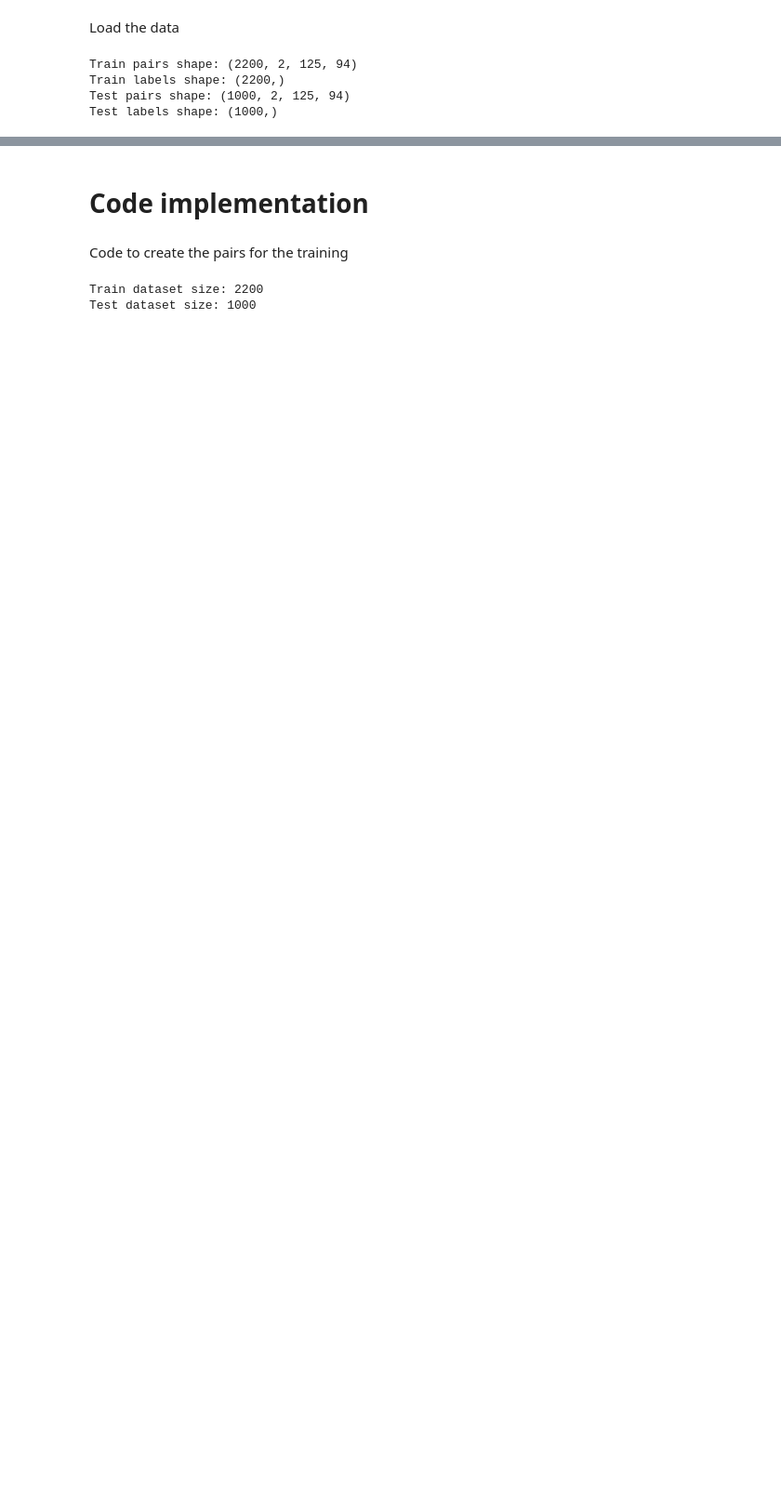
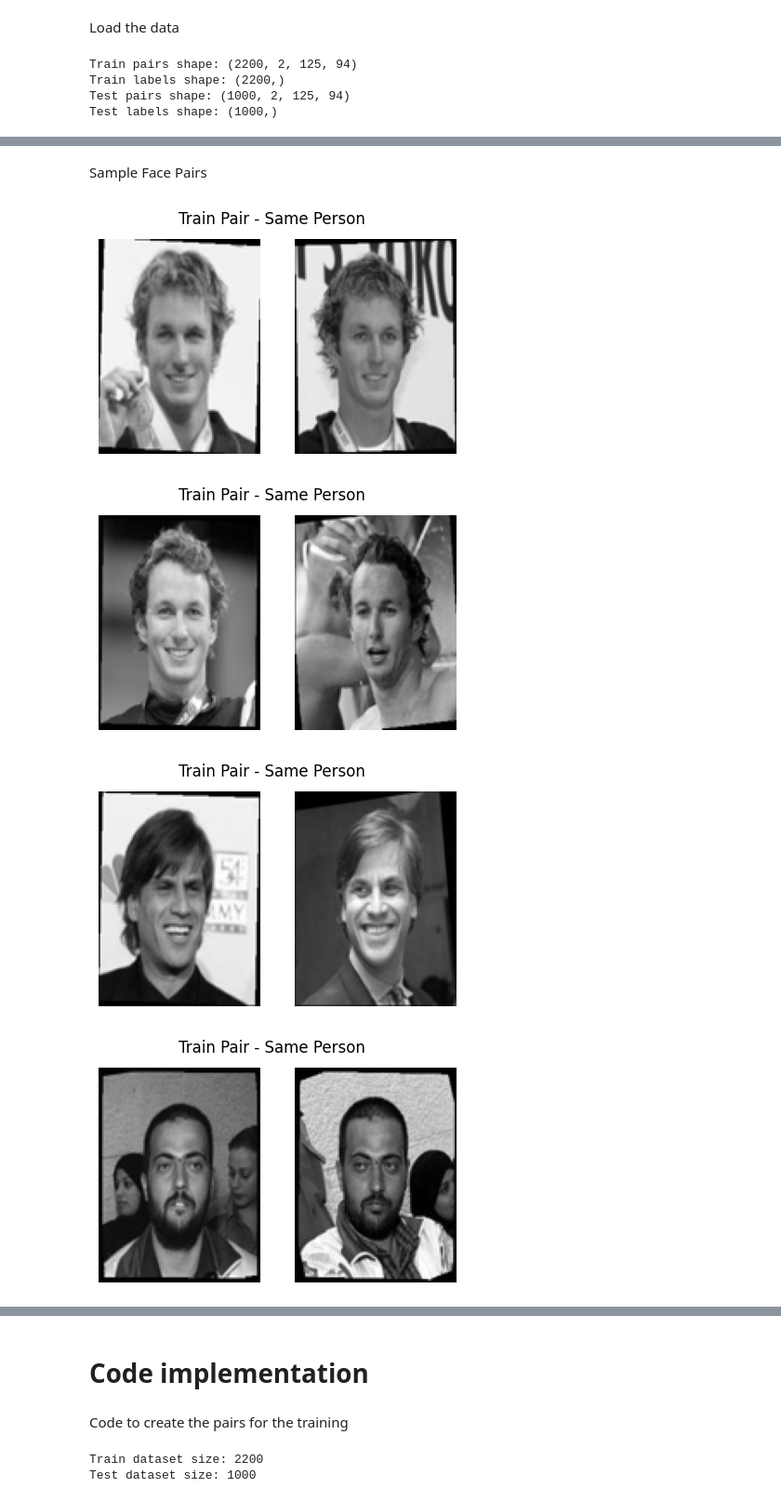
Before and after one commit to KathyAgafonov/DL2, a Jupyter notebook: DL2.ipynb, the cells around one changed output, grey strips where cells are left out. Shown at 93% size. Drawn from its saved outputs; the diff is of its cells as text; code cells hidden in the pictures; blank space fills up the shorter version.

```diff
--- a/DL2.ipynb
+++ b/DL2.ipynb
@@ -245,0 +218,20 @@ Test Set: 500 same pairs, 500 different pairs
+# %% [markdown]
+Sample Face Pairs
+# %%
+def plot_face_pair(pair, label, title_prefix="Train"):
+    fig, axs = plt.subplots(1, 2, figsize=(5, 3))
+    axs[0].imshow(pair[0], cmap='gray')
+    axs[1].imshow(pair[1], cmap='gray')
+    for ax in axs:
+        ax.axis('off')
+    plt.suptitle(f"{title_prefix} Pair - {'Same' if label == 1 else 'Different'} Person")
+    plt.show()
+
+# Show a few examples
+for i in range(5):
+    plot_face_pair(train_pairs[i], train_labels[i])
+# %% [output]
+[figure, added]
+[figure, added]
+[figure, added]
+[figure, added]
```
Also changed, not shown: parts of 20 cells of this notebook.
